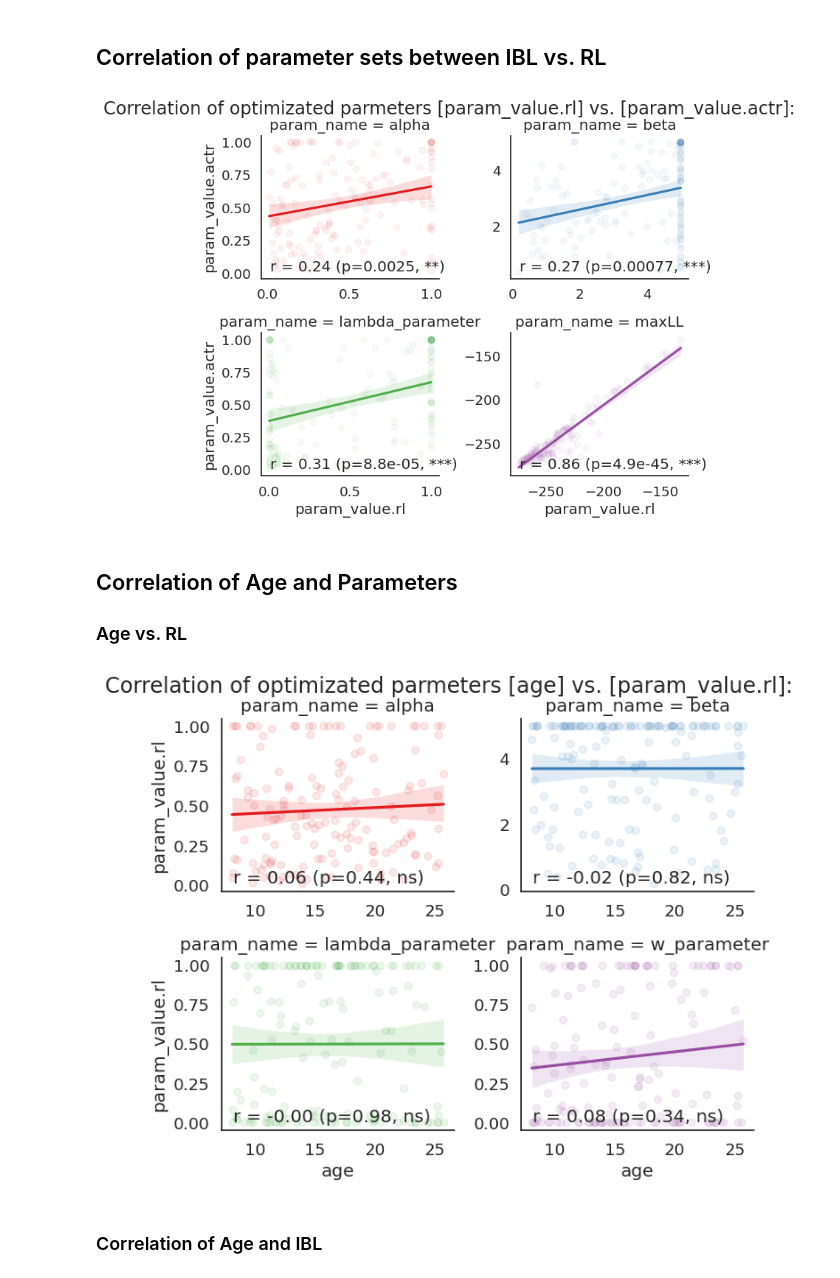
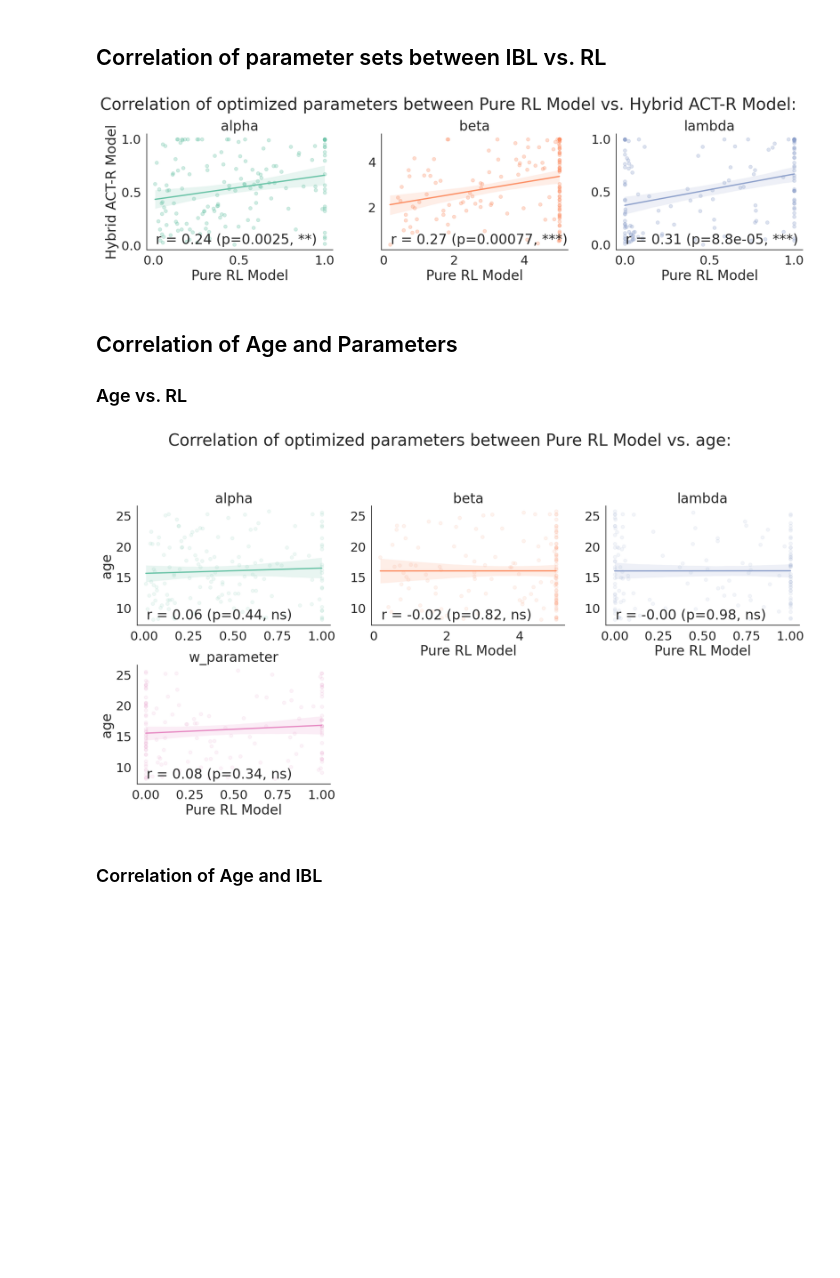
Before and after one commit to yangyuxue2333/ACTR-MarkovTask, a Jupyter notebook: analysis/test_pyactup_parameter_corr.ipynb, the cells around one changed output. Saved outputs shown, nothing was run; the diff lists cells and outputs as text; code cells hidden in the pictures; blank space fills up the shorter version.

```diff
--- a/analysis/test_pyactup_parameter_corr.ipynb
+++ b/analysis/test_pyactup_parameter_corr.ipynb
@@ -20,7 +20,10 @@ from matplotlib.ticker import (MultipleLocator, AutoMinorLocator)
 main_dir = os.path.dirname(os.getcwd())
 subject_dir = os.path.join(main_dir, 'data', 'human', 'online_data')
 opt_dir = os.path.join(main_dir, 'data', 'model', 'param_optimization_0403')
-opt_dir = os.path.join(main_dir, 'data', 'model', 'old', 'param_optimization_0316')
+#opt_dir = os.path.join(main_dir, 'data', 'model', 'old', 'param_optimization_0316')
 
 main_dir, subject_dir, opt_dir
+
+sns.set(font_scale=2)
+sns.set_style("white")
 # %% [output]
@@ -82,10 +90,21 @@ dfm.groupby(['param_name']).agg(rl_mean = ('param_value.rl', 'mean'),
 | 9 | w_parameter | 0.42 | 0.41 | 0.33 | 0.34 |
 # %% [markdown]
 ## Correlation of parameter sets between IBL vs. RL
+# %%
+dfm = dfm.rename(columns={'param_value.rl':'Pure RL Model', 'param_value.actr':'Hybrid ACT-R Model'})
+dfm = dfm.replace('lambda_parameter', 'lambda')
 # %%
-MarkovPlot.parameter_lm_plot(df=dfm, x_name="param_value.rl", y_name="param_value.actr",  exclude_parameters=['temperature', 'decay', 'w_parameter', 'p_parameter', 'lf', 'fixed_cost','init'], alpha=0.05)
+MarkovPlot.parameter_lm_plot(df=dfm, x_name="Pure RL Model", y_name="Hybrid ACT-R Model",
+                             exclude_parameters=['maxLL',
+                                                 'temperature',
+                                                 'decay',
+                                                 'w_parameter',
+                                                 'p_parameter',
+                                                 'lf',
+                                                 'fixed_cost',
+                                                 'init'], alpha=0.3)
 # %% [output]
-[figure, old version]
+[figure, new version]
 # %% [markdown]
 ## Correlation of Age and Parameters
 
@@ -96,10 +115,10 @@ dfa['subject_id'] = dfa['subject_id'].apply(lambda x: int(x[3:]))
 
 dfa = pd.merge(dfm, dfa, on='subject_id', how='left')
 # %%
-MarkovPlot.parameter_lm_plot(df=dfa, x_name="age", y_name="param_value.rl",
+MarkovPlot.parameter_lm_plot(df=dfa, y_name="age", x_name="Pure RL Model",
                              exclude_parameters=['p_parameter', 'temperature', 'decay', 'lf', 'fixed_cost', 'maxLL'])
 # %% [output]
-[figure, old version]
+[figure, new version]
 # %% [markdown]
 ### Correlation of Age and IBL
 # %%
```
Also changed, not shown: parts of 12 cells of this notebook, 3 other files.
